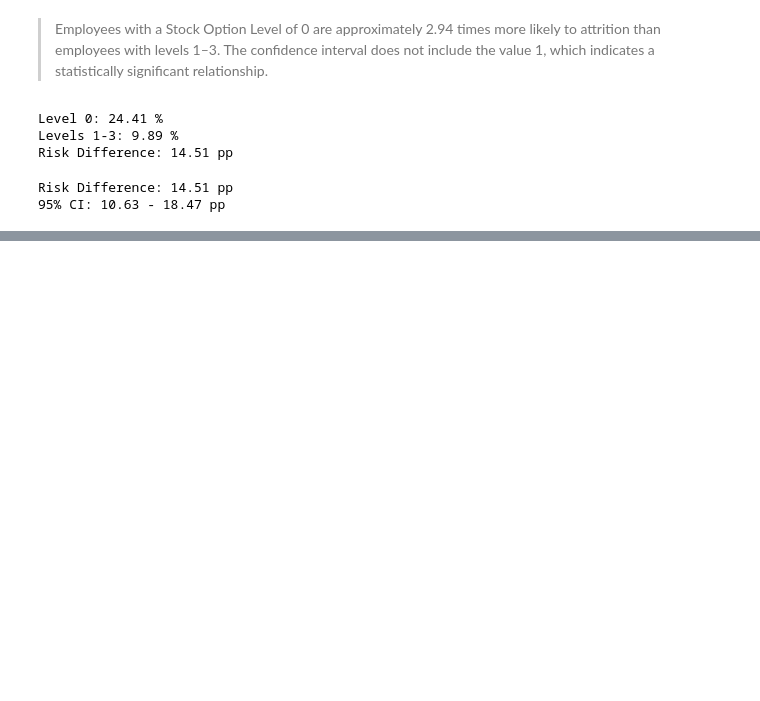
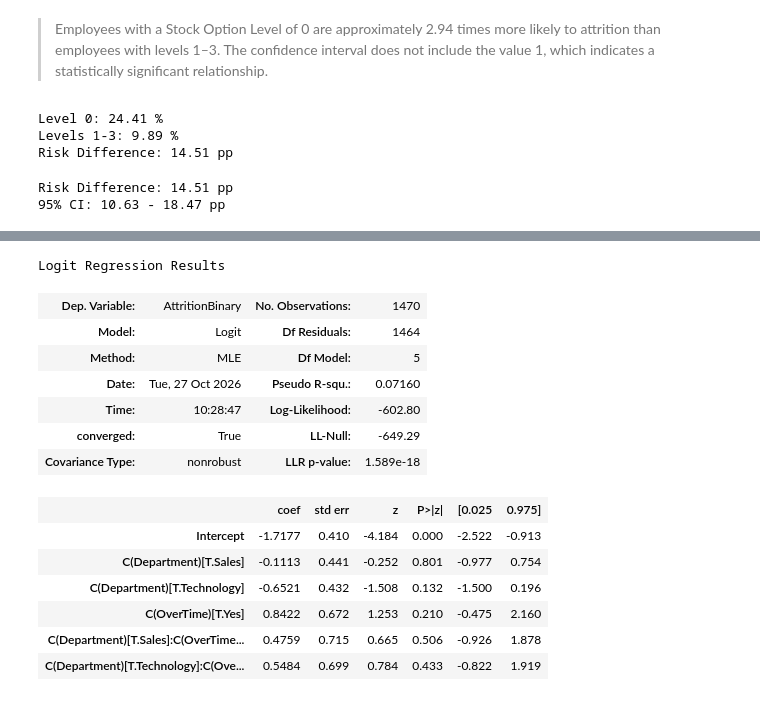
Before and after one commit to romarta/employee-attrition-analytics, a Jupyter notebook: notebooks/attrition_statistical_analysis.ipynb, the cells around one changed output, grey strips where cells are left out. Cells and saved outputs as stored; diff of their text form; code cells hidden in the pictures; blank space fills up the shorter version.

```diff
--- a/notebooks/attrition_statistical_analysis.ipynb
+++ b/notebooks/attrition_statistical_analysis.ipynb
@@ -627,0 +671,15 @@ Risk Difference: 14.51 pp
+# %%
+import statsmodels.formula.api as smf
+
+# Logistic regression without interaction
+model_base = smf.logit("AttritionBinary ~ C(Department) + C(OverTime)", data=df_workforce).fit(disp=False)
+
+# Logistic regression with interaction
+model_interaction = smf.logit("AttritionBinary ~ C(Department) * C(OverTime)", data=df_workforce).fit(disp=False)
+
+# Overall model significance
+print("Base model LR chi-square:", round(model_base.llr, 3))
+print("Base model p-value:", "< 0.001" if model_base.llr_pvalue < 0.001 else round(model_base.llr_pvalue, 4))
+
+print("\nInteraction model LR chi-square:", round(model_interaction.llr, 3))
+print("Interaction model p-value:", "< 0.001" if model_interaction.llr_pvalue < 0.001 else round(model_interaction.llr_pvalue, 4))
@@ -627,0 +724,18 @@ Risk Difference: 14.51 pp
+# %%
+model_interaction.summary()
+# %% [output]
+Logit Regression Results
+| Dep. Variable: | AttritionBinary | No. Observations: | 1470 |
+| Model: | Logit | Df Residuals: | 1464 |
+| Method: | MLE | Df Model: | 5 |
+| Date: | Tue, 27 Oct 2026 | Pseudo R-squ.: | 0.07160 |
+| Time: | 10:28:47 | Log-Likelihood: | -602.80 |
+| converged: | True | LL-Null: | -649.29 |
+| Covariance Type: | nonrobust | LLR p-value: | 1.589e-18 |
+|  | coef | std err | z | P>|z| | [0.025 | 0.975] |
+| Intercept | -1.7177 | 0.410 | -4.184 | 0.000 | -2.522 | -0.913 |
+| C(Department)[T.Sales] | -0.1113 | 0.441 | -0.252 | 0.801 | -0.977 | 0.754 |
+| C(Department)[T.Technology] | -0.6521 | 0.432 | -1.508 | 0.132 | -1.500 | 0.196 |
+| C(OverTime)[T.Yes] | 0.8422 | 0.672 | 1.253 | 0.210 | -0.475 | 2.160 |
+| C(Department)[T.Sales]:C(OverTime... | 0.4759 | 0.715 | 0.665 | 0.506 | -0.926 | 1.878 |
+| C(Department)[T.Technology]:C(Ove... | 0.5484 | 0.699 | 0.784 | 0.433 | -0.822 | 1.919 |
```
Also changed, not shown: parts of 15 cells of this notebook.
